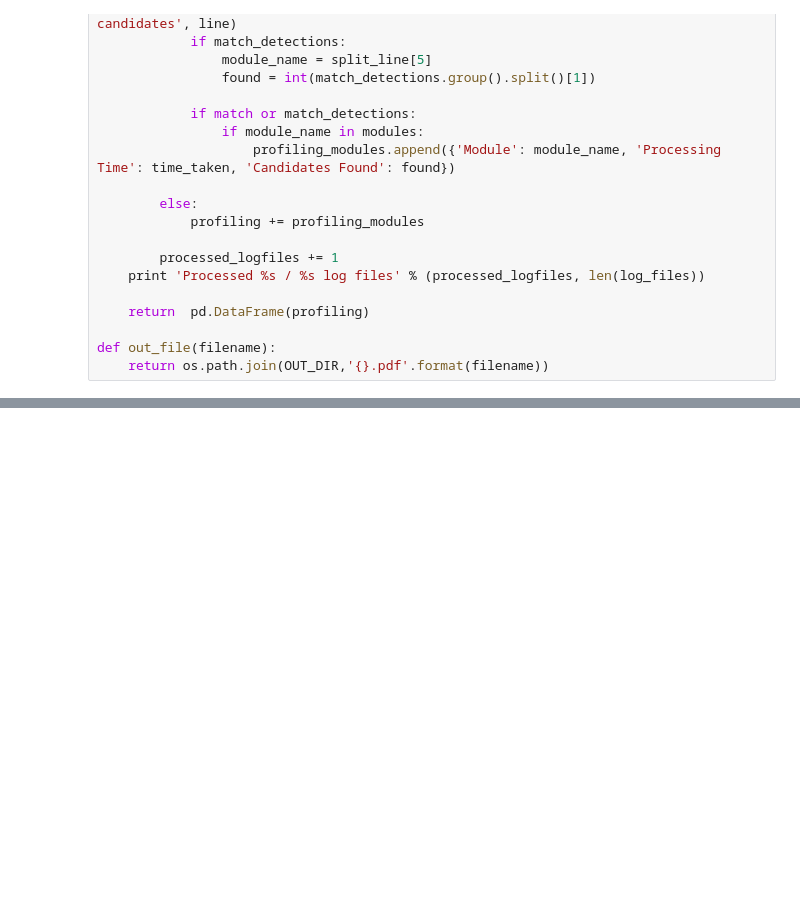
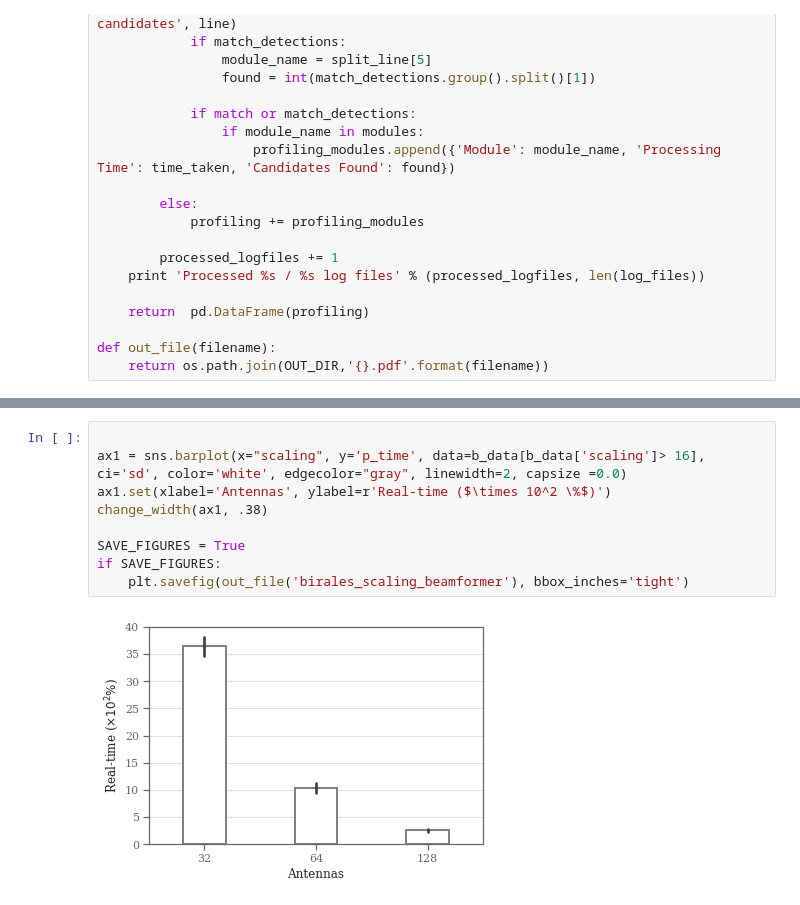
Before and after one commit to BIRALES/birales, a Jupyter notebook: pybirales/services/scripts/analysis/PyBirales Evaluation.ipynb, the cells around one changed output, grey strips where cells are left out. Cells and saved outputs as stored; diff of their text form; blank space fills up the shorter version.

```diff
--- a/pybirales/services/scripts/analysis/PyBirales Evaluation.ipynb
+++ b/pybirales/services/scripts/analysis/PyBirales Evaluation.ipynb
@@ -204,3 +223,14 @@ Processed 1 / 1 log files
+# %%
+
+ax1 = sns.barplot(x="scaling", y='p_time', data=b_data[b_data['scaling']> 16], ci='sd', color='white', edgecolor="gray", linewidth=2, capsize =0.0)
+ax1.set(xlabel='Antennas', ylabel=r'Real-time ($\times 10^2 \%$)')
+change_width(ax1, .38)
+
+SAVE_FIGURES = True
+if SAVE_FIGURES:
+    plt.savefig(out_file('birales_scaling_beamformer'), bbox_inches='tight')
+# %% [output]
+[figure, added]
 # %%
 from analysis import C_MAP
 cmap = sns.cubehelix_palette(50, hue=0.05, rot=0, light=0, dark=0.9, as_cmap=True)
```
Also changed, not shown: parts of 10 cells of this notebook, 5 other files.
